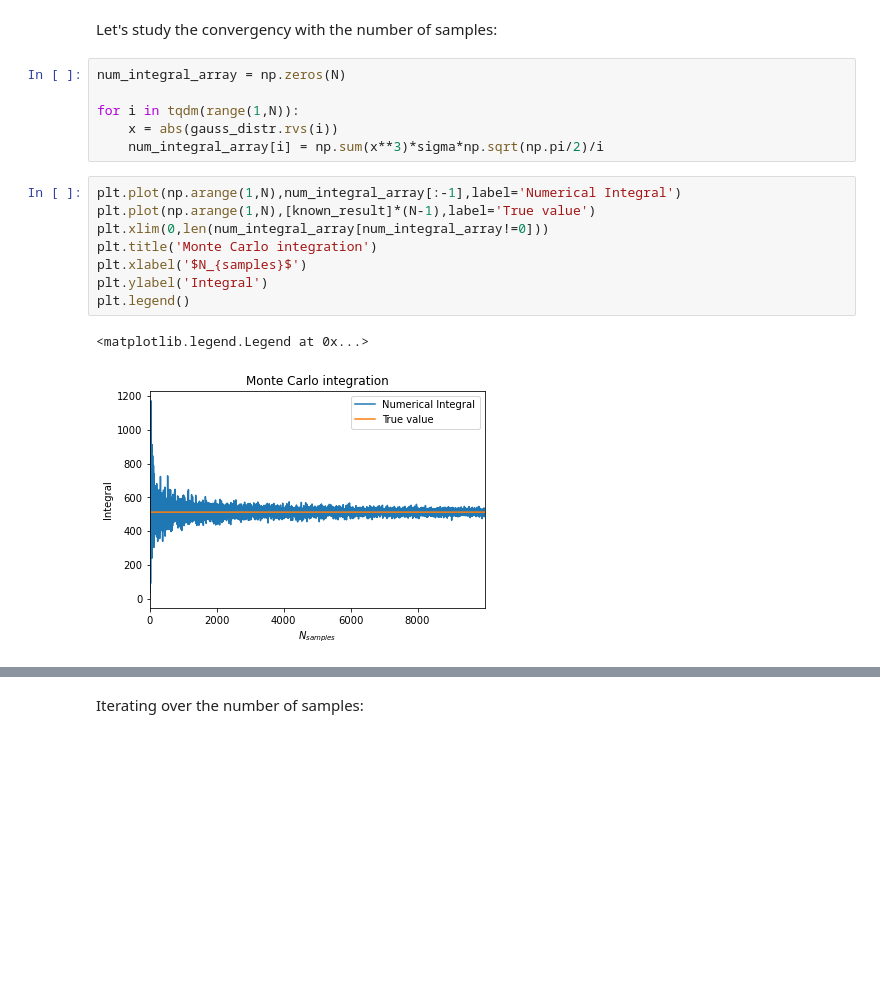
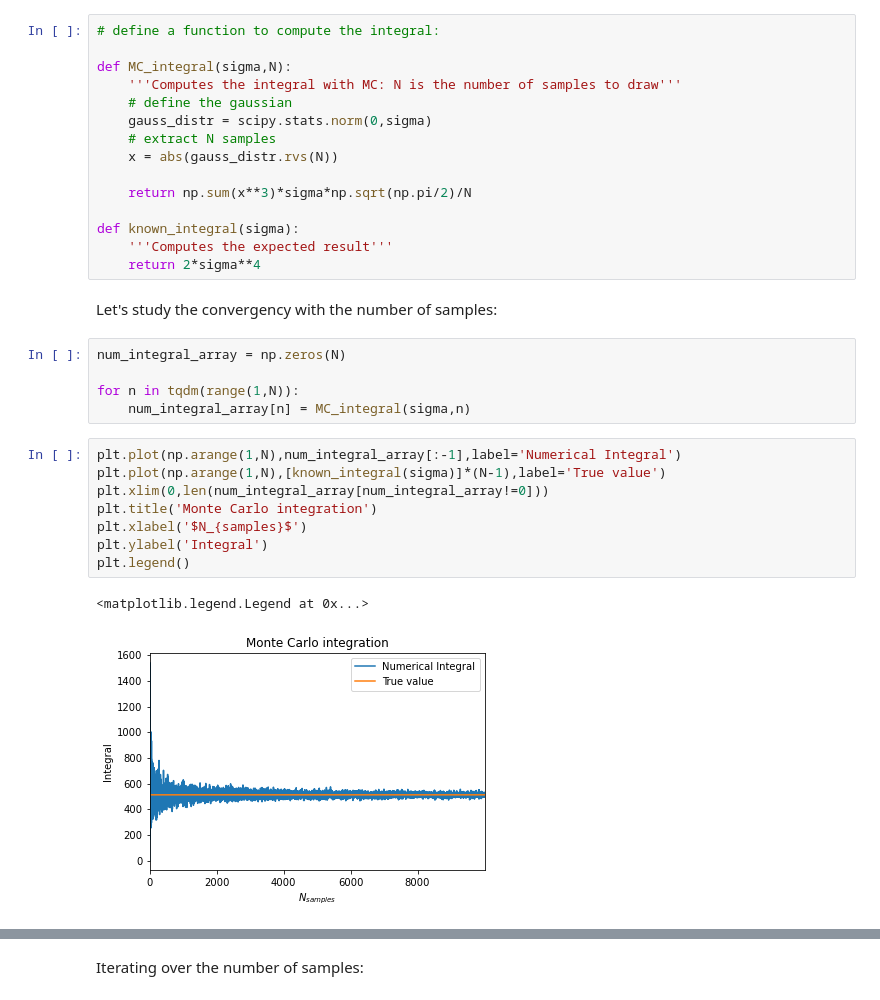
Before and after one commit to ludovicobizzarri/astrostatistics_bicocca_2024, a Jupyter notebook: working/Lesson 03/Monte Carlo integral.ipynb, the cells around one changed output, grey strips where cells are left out. Drawn from its saved outputs; the diff is of its cells as text; blank space fills up the shorter version.

Commit message:
errors behaviour 1/sqrt(N)

```diff
--- a/working/Lesson 03/Monte Carlo integral.ipynb
+++ b/working/Lesson 03/Monte Carlo integral.ipynb
@@ -83,20 +83,34 @@ Numerical integral (N=10000): 489.351
 Analytical solution: 512
+# %%
+# define a function to compute the integral:
+
+def MC_integral(sigma,N):
+    '''Computes the integral with MC: N is the number of samples to draw'''
+    # define the gaussian
+    gauss_distr = scipy.stats.norm(0,sigma)
+    # extract N samples
+    x = abs(gauss_distr.rvs(N))
+
+    return np.sum(x**3)*sigma*np.sqrt(np.pi/2)/N
+
+def known_integral(sigma):
+    '''Computes the expected result'''
+    return 2*sigma**4
 # %% [markdown]
 Let's study the convergency with the number of samples:
 # %%
 num_integral_array = np.zeros(N)
 
-for i in tqdm(range(1,N)):
-    x = abs(gauss_distr.rvs(i))
-    num_integral_array[i] = np.sum(x**3)*sigma*np.sqrt(np.pi/2)/i
+for n in tqdm(range(1,N)):
+    num_integral_array[n] = MC_integral(sigma,n)
 # %%
 plt.plot(np.arange(1,N),num_integral_array[:-1],label='Numerical Integral')
-plt.plot(np.arange(1,N),[known_result]*(N-1),label='True value')
+plt.plot(np.arange(1,N),[known_integral(sigma)]*(N-1),label='True value')
 plt.xlim(0,len(num_integral_array[num_integral_array!=0]))
 plt.title('Monte Carlo integration')
 plt.xlabel('$N_{samples}$')
 plt.ylabel('Integral')
 plt.legend()
 # %% [output]
 <matplotlib.legend.Legend at 0x...>
-[figure, old version]
+[figure, new version]
```
Also changed, not shown: parts of 4 cells of this notebook.
